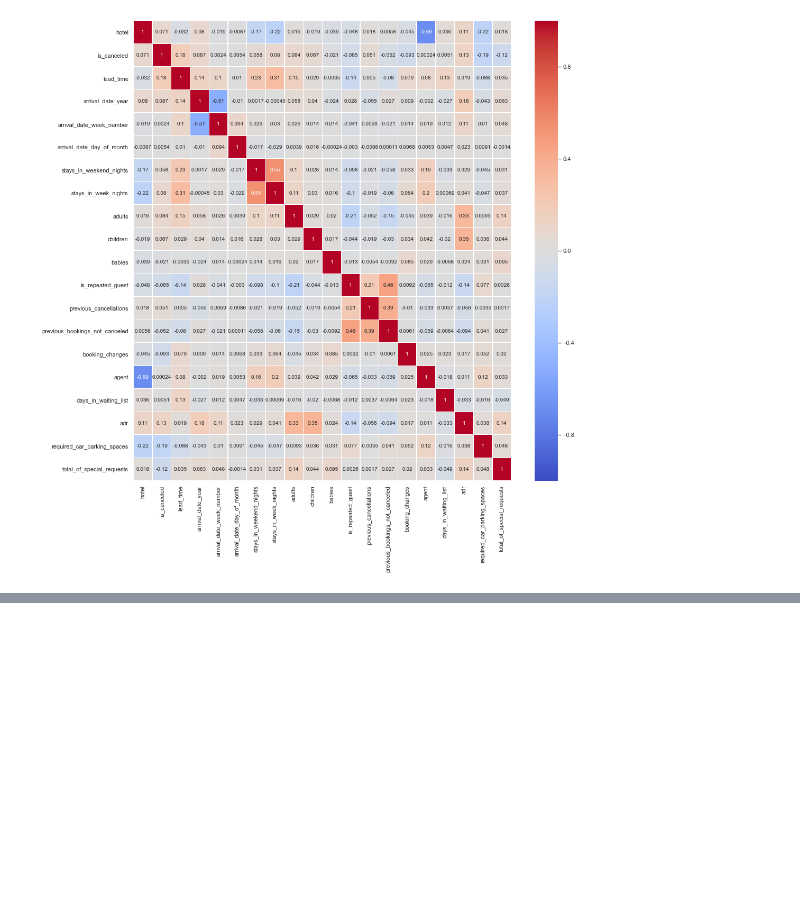
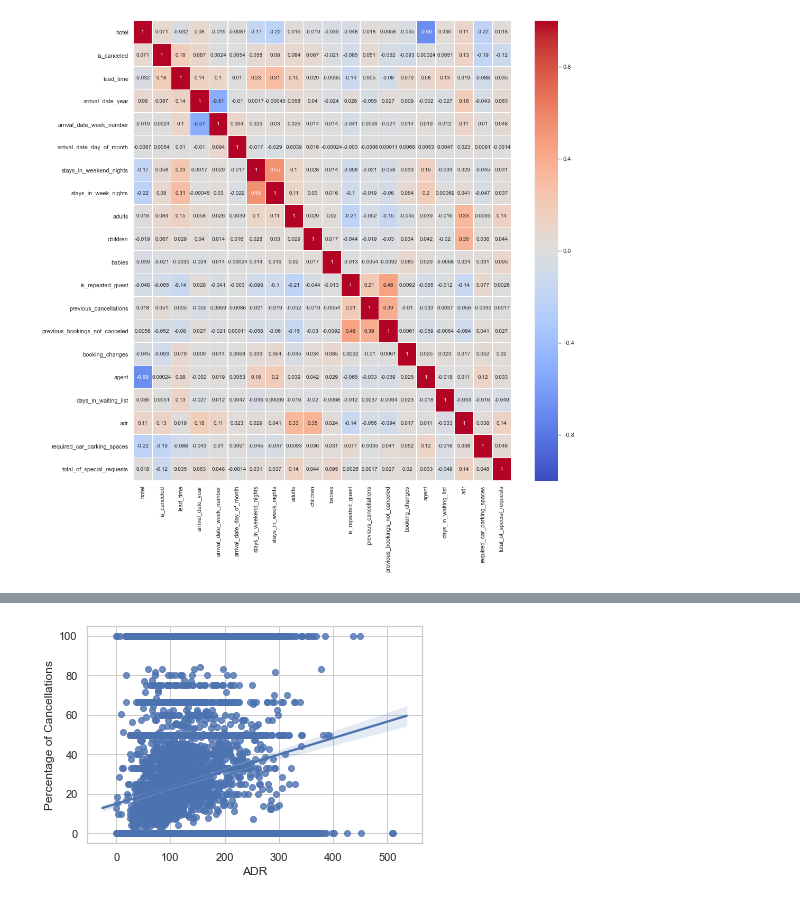
Before and after one commit to asaint13/Capstone_Two-Booking_Cancelations, a Jupyter notebook: 03-EDA.ipynb, the cells around one changed output, grey strips where cells are left out. Cells and saved outputs as stored; diff of their text form; code cells hidden in the pictures; blank space fills up the shorter version.

```diff
--- a/03-EDA.ipynb
+++ b/03-EDA.ipynb
@@ -445,0 +428,10 @@ Index(['count', 'mean', 'std', 'min', '25%', '50%', '75%', 'max'], dtype='object
+# %%
+adr_cancel = bookings.groupby('adr')['is_canceled'].describe().reset_index()
+adr_cancel['percentage'] = adr_cancel['mean'] * 100
+
+sns.regplot(x='adr', y='percentage', data=adr_cancel)
+plt.xlabel('ADR')
+plt.ylabel('Percentage of Cancellations')
+plt.show()
+# %% [output]
+[figure, added]
```
Also changed, not shown: parts of 25 cells of this notebook, 1 other file.
